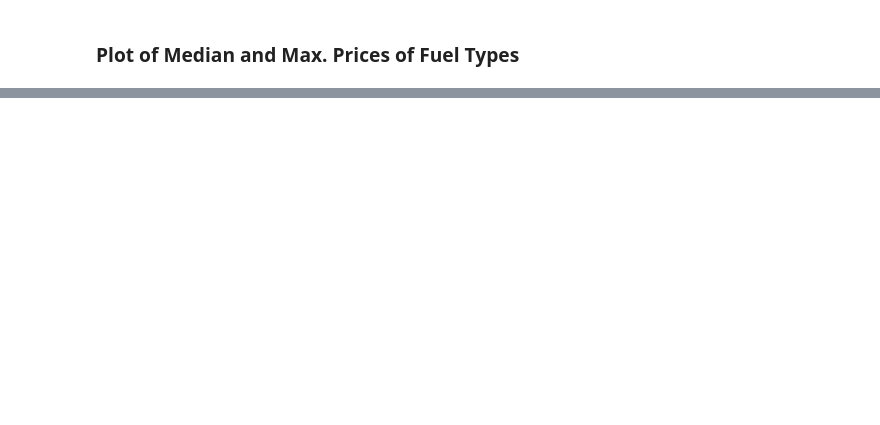
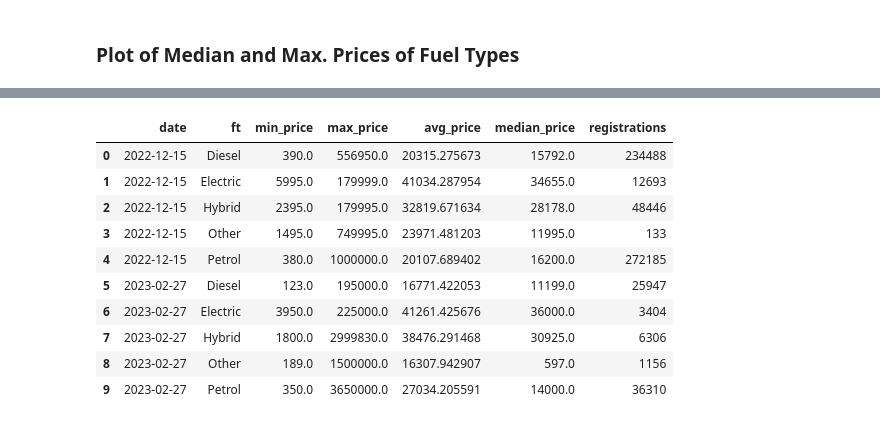
Before and after one commit to New-AutoMotive/zev_mandate, a Jupyter notebook: 08.03) Seconds Hand Prices.ipynb, the cells around one changed output, grey strips where cells are left out. Drawn from its saved outputs; the diff is of its cells as text; code cells hidden in the pictures; blank space fills up the shorter version.

```diff
--- a/08.03) Seconds Hand Prices.ipynb
+++ b/08.03) Seconds Hand Prices.ipynb
@@ -276,0 +344,45 @@ plt.show()
+# %%
+df_lr = bq.from_bq_to_dataframe(
+    query="""
+    WITH earliest_dos AS (
+        SELECT
+            id,
+            MIN(dos) AS earliest_dos
+        FROM `rugged-baton-283921.second_hand.autotrader`
+        GROUP BY
+            id
+    )
+
+    SELECT
+        DATE(dos) AS date,
+        CASE
+            WHEN t.fuelType IN ('Hydrogen', 'nan', 'Bi Fuel', 'None') THEN 'Other'
+            WHEN t.fuelType IN ('Petrol Hybrid', 'Petrol Plug-in Hybrid', 'Diesel Plug-in Hybrid', 'Diesel Hybrid') THEN 'Hybrid'
+            ELSE t.fuelType
+        END AS ft,
+        MIN(price) as min_price,
+        MAX(price) as max_price,
+        AVG(price) as avg_price,
+        APPROX_QUANTILES(price, 2)[OFFSET(1)] AS median_price,
+        COUNT(t.fuelType) AS registrations
+    FROM `rugged-baton-283921.second_hand.autotrader` AS t
+    JOIN earliest_dos AS ed ON t.id = ed.id AND t.dos = ed.earliest_dos
+    GROUP BY
+        date, ft
+    ORDER BY
+        date, ft ASC;
+    """
+)
+df_lr.head(10)
+# %% [output]
+|  | date | ft | min_price | max_price | avg_price | median_price | registrations |
+| 0 | 2022-12-15 | Diesel | 390.0 | 556950.0 | 20315.275673 | 15792.0 | 234488 |
+| 1 | 2022-12-15 | Electric | 5995.0 | 179999.0 | 41034.287954 | 34655.0 | 12693 |
+| 2 | 2022-12-15 | Hybrid | 2395.0 | 179995.0 | 32819.671634 | 28178.0 | 48446 |
+| 3 | 2022-12-15 | Other | 1495.0 | 749995.0 | 23971.481203 | 11995.0 | 133 |
+| 4 | 2022-12-15 | Petrol | 380.0 | 1000000.0 | 20107.689402 | 16200.0 | 272185 |
+| 5 | 2023-02-27 | Diesel | 123.0 | 195000.0 | 16771.422053 | 11199.0 | 25947 |
+| 6 | 2023-02-27 | Electric | 3950.0 | 225000.0 | 41261.425676 | 36000.0 | 3404 |
+| 7 | 2023-02-27 | Hybrid | 1800.0 | 2999830.0 | 38476.291468 | 30925.0 | 6306 |
+| 8 | 2023-02-27 | Other | 189.0 | 1500000.0 | 16307.942907 | 597.0 | 1156 |
+| 9 | 2023-02-27 | Petrol | 350.0 | 3650000.0 | 27034.205591 | 14000.0 | 36310 |
```
Also changed, not shown: parts of 20 cells of this notebook.
